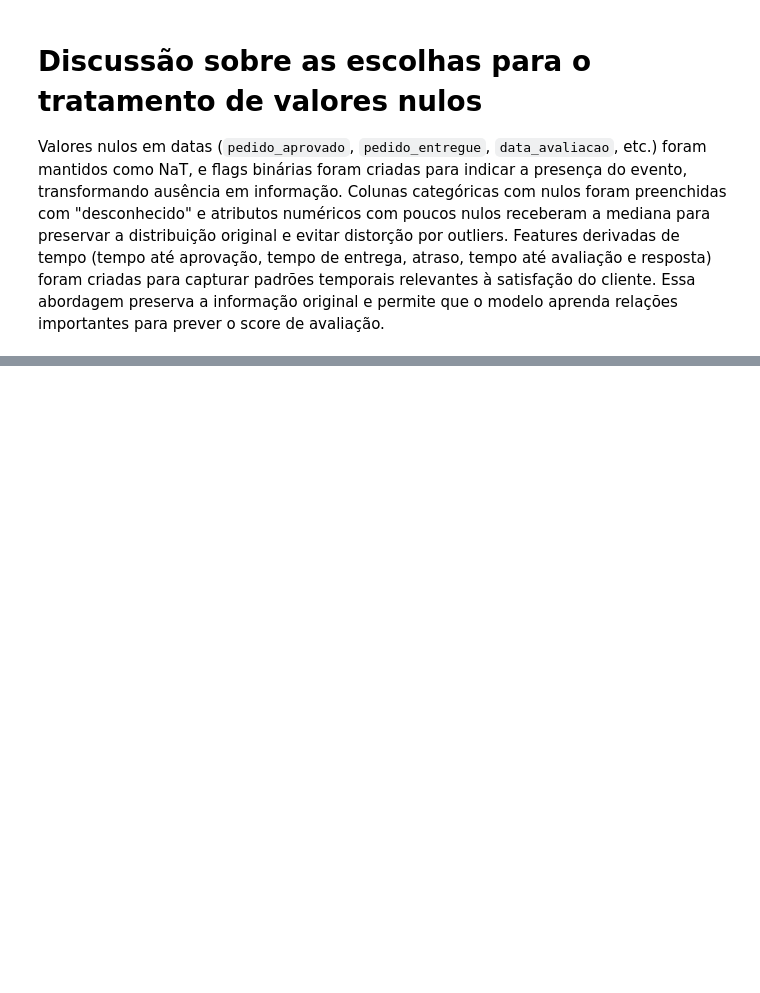
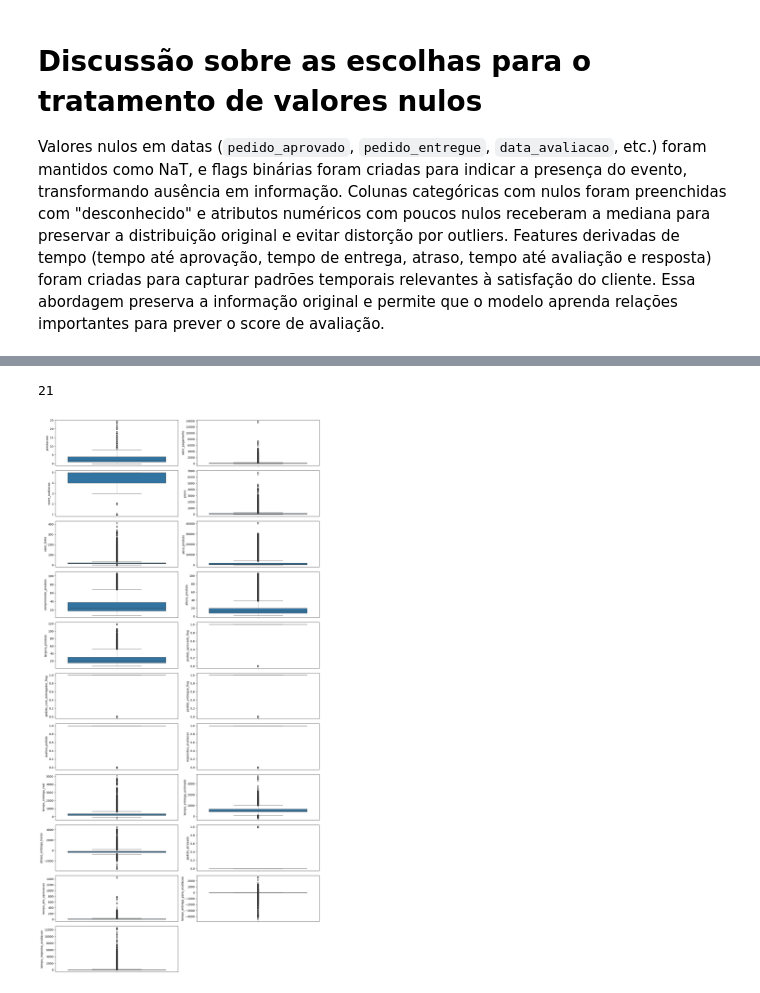
Before and after one commit to ana-ruth-bezerra/data_analysis, a Jupyter notebook: notebooks/01_exploratory_analysis.ipynb, the cells around one changed output, grey strips where cells are left out. Saved outputs shown, nothing was run; the diff lists cells and outputs as text; code cells hidden in the pictures; blank space fills up the shorter version.

```diff
--- a/notebooks/01_exploratory_analysis.ipynb
+++ b/notebooks/01_exploratory_analysis.ipynb
@@ -626,0 +638,6 @@ Valores nulos em datas (`pedido_aprovado`, `pedido_entregue`, `data_avaliacao`,
+# %%
+df['cidade_cliente'] = df['cidade_cliente'].astype('category')
+df['estado_cliente'] = df['estado_cliente'].astype('category')
+df['categoria_produto'] = df['categoria_produto'].astype('category')
+df['status_pedido'] = df['status_pedido'].astype('category')
+df['tipo_pagamento'] = df['tipo_pagamento'].astype('category')
@@ -626,0 +679,2 @@ Valores nulos em datas (`pedido_aprovado`, `pedido_entregue`, `data_avaliacao`,
+# %%
+numerical_variables = df.select_dtypes(include=[np.number]).columns.tolist()
@@ -626,0 +701,24 @@ Valores nulos em datas (`pedido_aprovado`, `pedido_entregue`, `data_avaliacao`,
+# %%
+len(numerical_variables)
+# %% [output]
+21
+# %%
+import math
+
+n = len(numerical_variables)
+cols = 2
+rows = math.ceil(n / cols)
+
+plt.rcParams["figure.figsize"] = [14.00, 2.5 * rows]
+plt.rcParams["figure.autolayout"] = True
+f, axes = plt.subplots(rows, cols)
+
+axes = axes.flatten()
+
+for idx, var in enumerate(numerical_variables):
+    sns.boxplot(data=df, y=var, ax=axes[idx])
+
+for j in range(idx + 1, len(axes)):
+    f.delaxes(axes[j])
+# %% [output]
+[figure, added]
```
Also changed, not shown: parts of 7 cells of this notebook.
